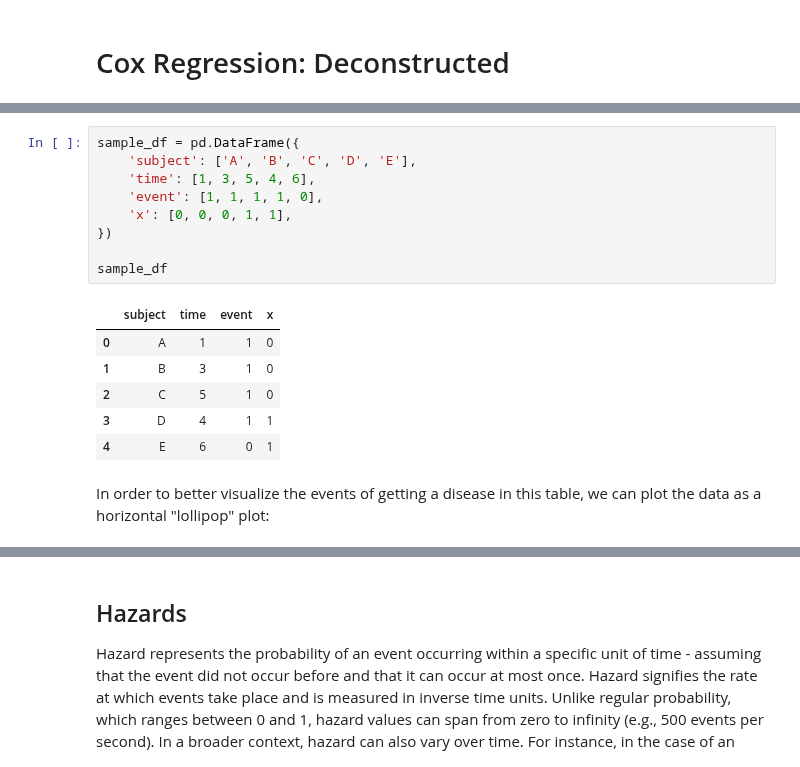
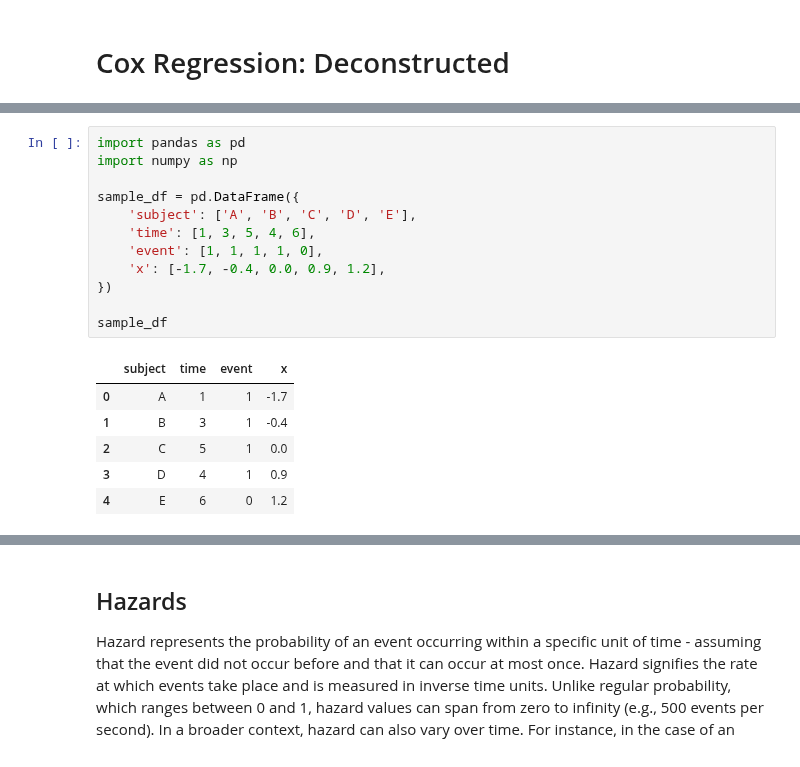
Before and after one commit to igor-sb/blog, a Jupyter notebook: posts/cox_regression.ipynb, the cells around one changed output, grey strips where cells are left out. Cells and saved outputs as stored; diff of their text form.

```diff
--- a/posts/cox_regression.ipynb
+++ b/posts/cox_regression.ipynb
@@ -21,18 +9,19 @@ Our objective here is to assess whether the preventive treatment (x) increases t
 # %%
+import pandas as pd
+import numpy as np
+
 sample_df = pd.DataFrame({
     'subject': ['A', 'B', 'C', 'D', 'E'],
     'time': [1, 3, 5, 4, 6],
     'event': [1, 1, 1, 1, 0],
-    'x': [0, 0, 0, 1, 1],
+    'x': [-1.7, -0.4, 0.0, 0.9, 1.2],
 })
 
 sample_df
 # %% [output]
 |  | subject | time | event | x |
-| 0 | A | 1 | 1 | 0 |
-| 1 | B | 3 | 1 | 0 |
-| 2 | C | 5 | 1 | 0 |
-| 3 | D | 4 | 1 | 1 |
-| 4 | E | 6 | 0 | 1 |
+| 0 | A | 1 | 1 | -1.7 |
+| 1 | B | 3 | 1 | -0.4 |
+| 2 | C | 5 | 1 | 0.0 |
+| 3 | D | 4 | 1 | 0.9 |
+| 4 | E | 6 | 0 | 1.2 |
-# %% [markdown]
-In order to better visualize the events of getting a disease in this table, we can plot the data as a horizontal "lollipop" plot:
```
Also changed, not shown: parts of 24 cells of this notebook, 2 other files.
